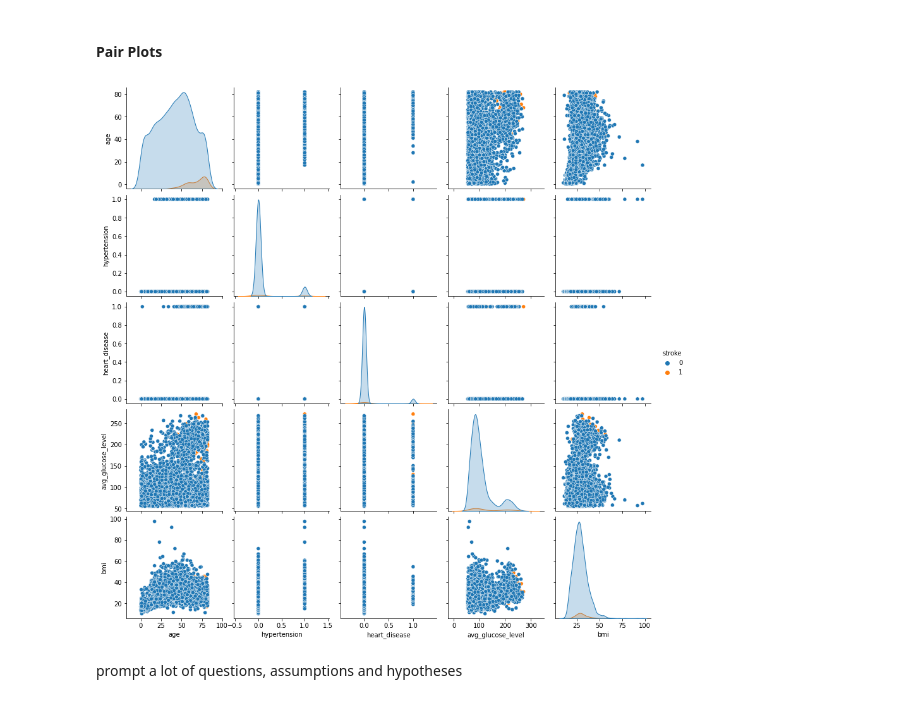
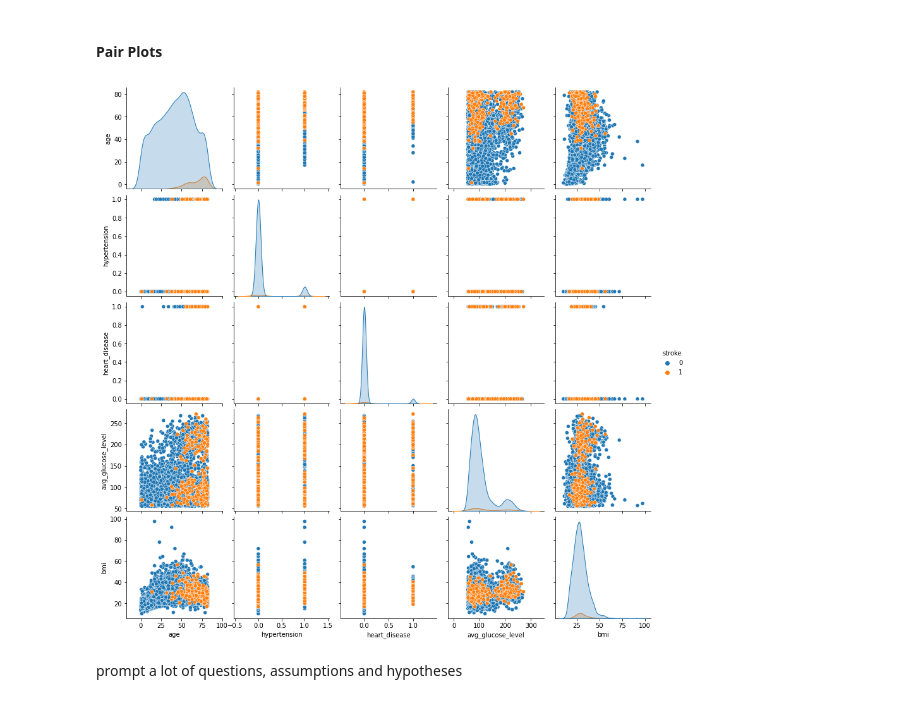
Before and after one commit to LapTQ/IT31903_123220_Group18_Stroke-prediction, a Jupyter notebook: cart.ipynb, the cells around one changed output. Saved outputs shown, nothing was run; the diff lists cells and outputs as text; code cells hidden in the pictures.

```diff
--- a/cart.ipynb
+++ b/cart.ipynb
@@ -188,10 +221,11 @@ pyplot.show()
 # %% [markdown]
 #### Pair Plots
 # %%
-seaborn.pairplot(data, hue='stroke')
+seaborn.pairplot(data.sort_values('stroke'), hue='stroke')
+pyplot.savefig("pairplot.png")
 pyplot.show()
 # %% [output]
-[figure, old version]
+[figure, new version]
 # %% [markdown]
 prompt a lot of questions, assumptions and hypotheses
 # %% [markdown]
```
Also changed, not shown: parts of 28 cells of this notebook, 10 other files.
